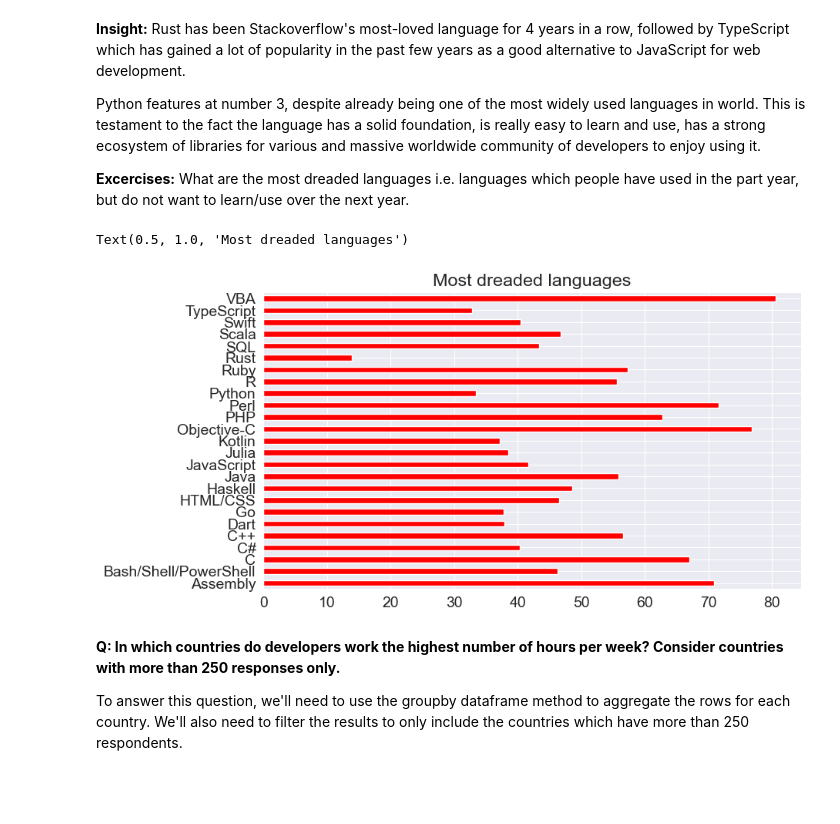
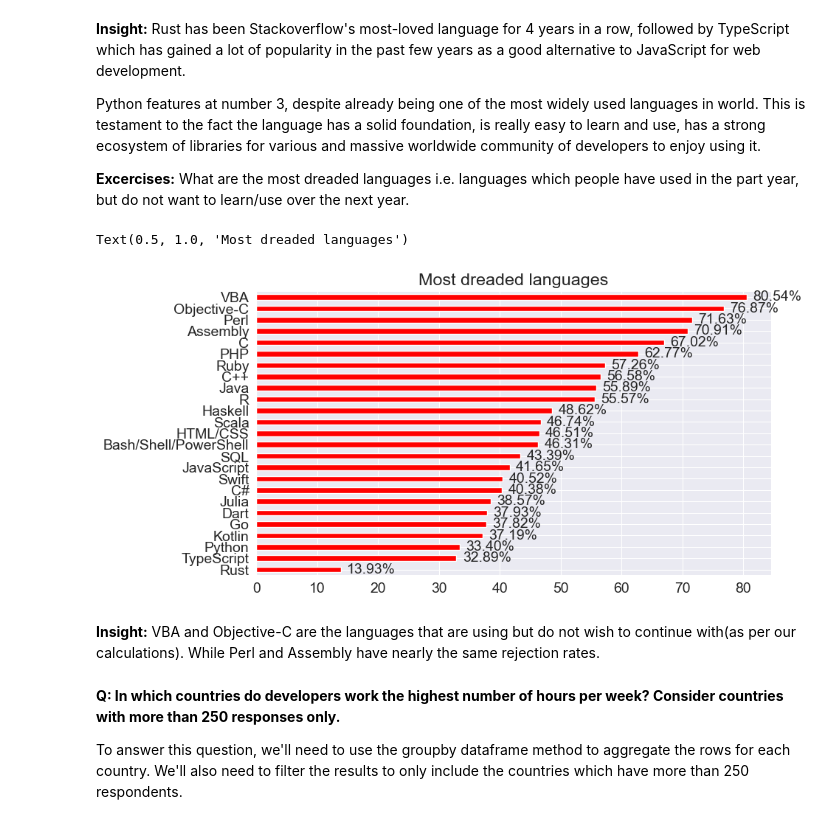
Before and after one commit to CoderB10/StackoverflowSurvey2020_PythonProject, a Jupyter notebook: EDAproject.ipynb, the cells around one changed output. Drawn from its saved outputs; the diff is of its cells as text; code cells hidden in the pictures; blank space fills up the shorter version.

Commit message:
Add files via upload
The zip file (survey_results_public) is a compressed version of csv file.

```diff
--- a/EDAproject.ipynb
+++ b/EDAproject.ipynb
@@ -1001,6 +1001,6 @@ language_loved_df
 | 64460 | False | False | False | True | False | False | False | True | False | ... |
 64306 rows × 25 columns
 # %%
-languages_loved_percentages = (language_loved_df.sum()*100/Lang_result_df.sum()).sort_values(ascending=False)
+languages_loved_percentages = (language_loved_df.sum()*100/Lang_result_df.sum()).sort_values(ascending=True)
 languages_loved_percentages
 # %% [output]
@@ -1023,7 +1023,14 @@ VBA                      19.458057
 dtype: float64
 # %%
 plt.figure(figsize=(12,12))
-sns.barplot(x=languages_loved_percentages,y=languages_loved_percentages.index)
+languages_loved_percentages.plot(kind='barh', color = 'b')
+for i, v in enumerate(languages_loved_percentages):
+    plt.text(
+        v+1,
+        i,
+        f"{v:.2f}%",
+        va='center'
+    )
 plt.title('Most loved languages')
 plt.xlabel('count');
 # %% [output]
@@ -1037,12 +1044,19 @@ Python features at number 3, despite already being one of the most widely used l
 # %%
 language_dreaded = Lang_result_df & ~language_interested_df
 # %%
-language_dreaded_percentage = language_dreaded.sum()*100/Lang_result_df.sum().sort_values(ascending=False)
-language_dreaded_percentage.plot(kind='barh', color='r')
+language_dreaded_percentage = language_dreaded.sum()*100/Lang_result_df.sum().sort_values(ascending=True)
+language_dreaded_percentage.sort_values(ascending=True).plot(kind='barh', color='r')
+for i, v in enumerate(language_dreaded_percentage.sort_values(ascending=True)):
+            plt.text(v+1,
+                      i,
+                    f"{v:.2f}%",
+                    va='center')
 plt.title('Most dreaded languages')
 # %% [output]
 Text(0.5, 1.0, 'Most dreaded languages')
-[figure, old version]
+[figure, new version]
+# %% [markdown]
+**Insight:** VBA and Objective-C are the languages that are using but do not wish to continue with(as per our calculations). While Perl and Assembly have nearly the same rejection rates.
 # %% [markdown]
 **Q: In which countries do developers work the highest number of hours per week? Consider countries with more than 250 responses only.**
 
```
Also changed, not shown: parts of 18 cells of this notebook, 2 other files.
